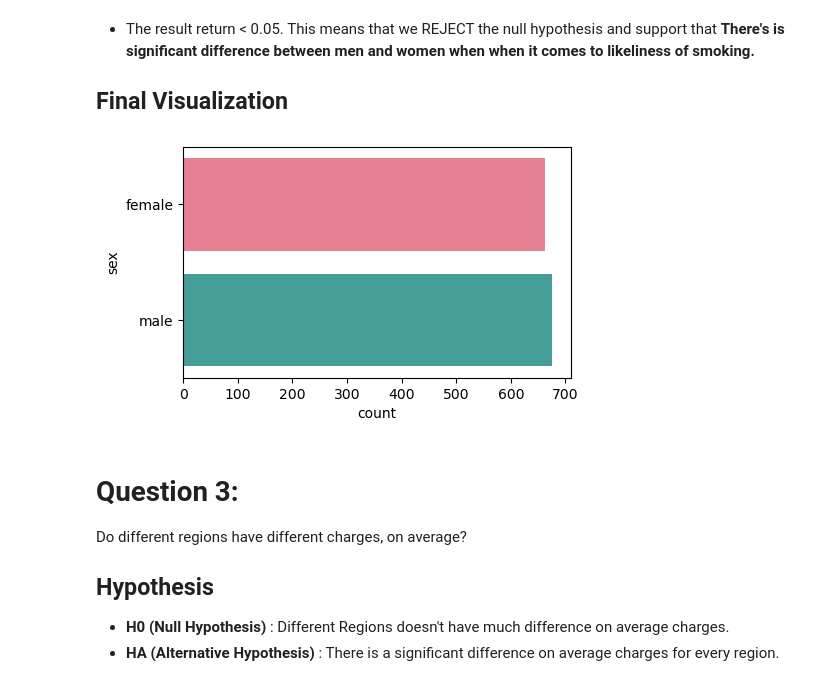
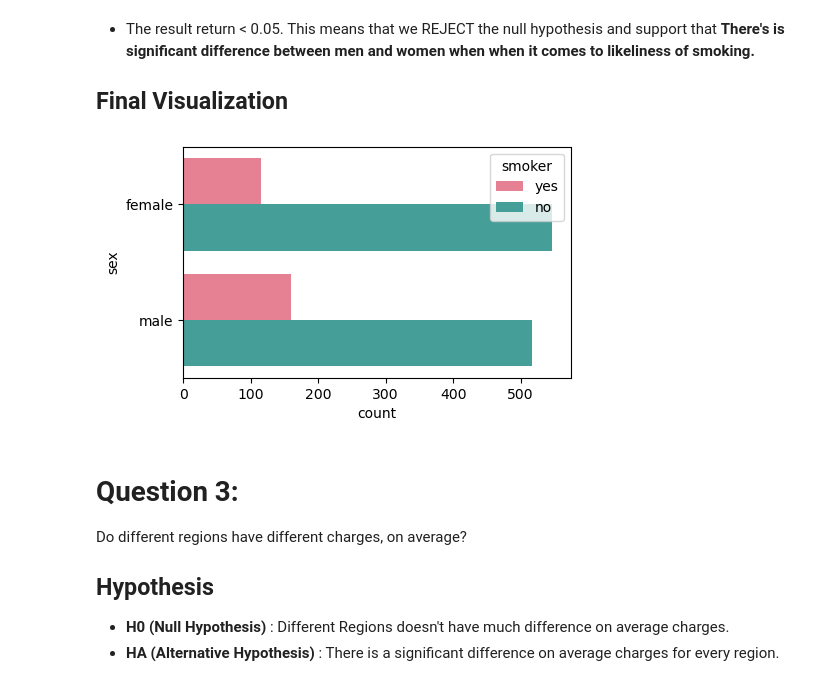
Before and after one commit to juDEcorous/CORE-Hypothesis-Testing-with-Insurance-Data, a Jupyter notebook: CORE Hypothesis Testing with Insurance Data.ipynb, the cells around one changed output. Saved outputs shown, nothing was run; the diff lists cells and outputs as text; code cells hidden in the pictures.

```diff
--- a/CORE Hypothesis Testing with Insurance Data.ipynb
+++ b/CORE Hypothesis Testing with Insurance Data.ipynb
@@ -198,9 +198,9 @@ print(p)
 ## Final Visualization
 # %%
 plt.figure(figsize = (5, 3))
-ax = sns.countplot(df, y = 'sex', palette = 'husl')
+ax = sns.countplot(df, y = 'sex', hue = 'smoker', palette = 'husl')
 # %% [output]
-[figure, old version]
+[figure, new version]
 # %% [markdown]
 # Question 3:
 Do different regions have different charges, on average?
```
Also changed, not shown: parts of 4 cells of this notebook.
